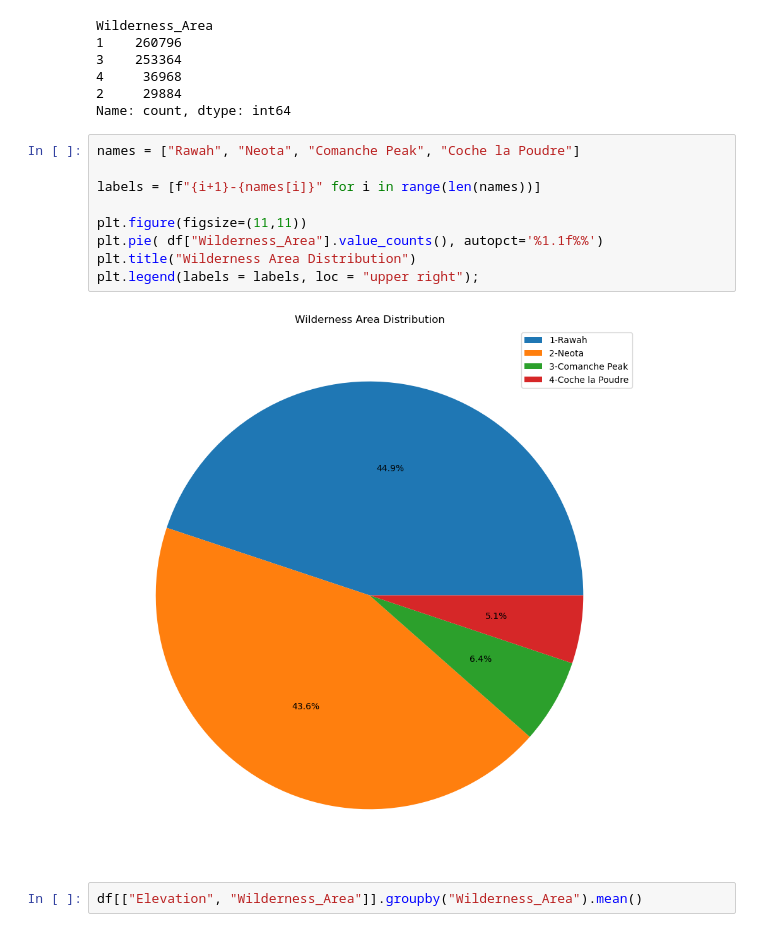
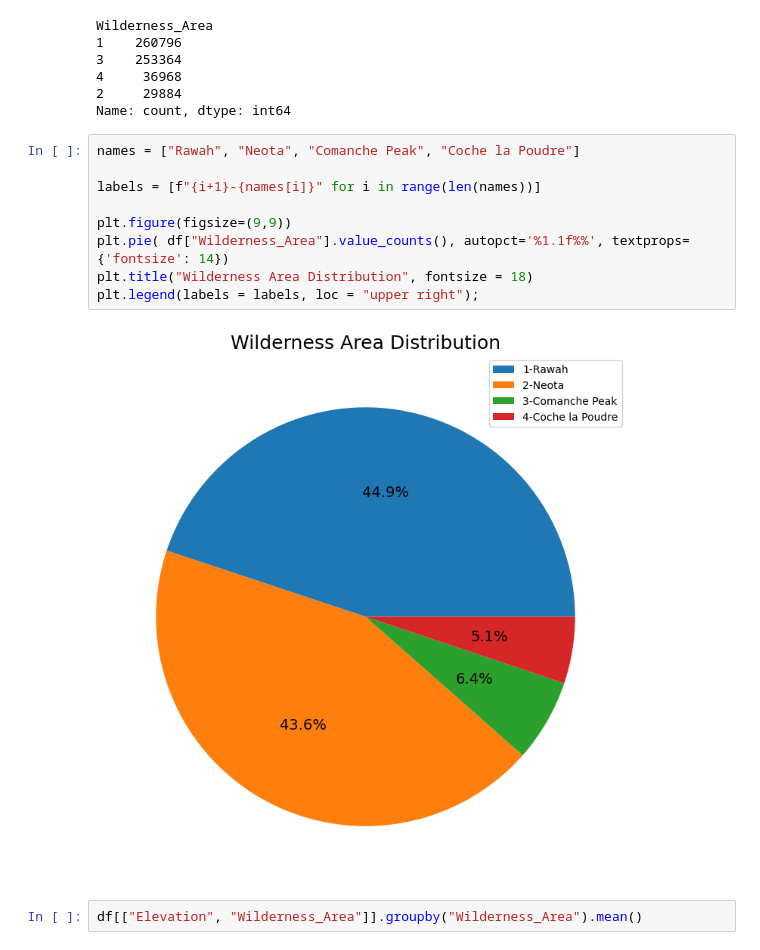
Before and after one commit to prisciliano385/Forest_Cover_Type_ML, a Jupyter notebook: notebooks/data_cleansing_&_EDA.ipynb, the cells around one changed output. Saved outputs shown, nothing was run; the diff lists cells and outputs as text.

```diff
--- a/notebooks/data_cleansing_&_EDA.ipynb
+++ b/notebooks/data_cleansing_&_EDA.ipynb
@@ -166,14 +166,14 @@ Name: count, dtype: int64
 # %%
 names = ["Rawah", "Neota", "Comanche Peak", "Coche la Poudre"]
 
 labels = [f"{i+1}-{names[i]}" for i in range(len(names))]
 
-plt.figure(figsize=(11,11))
-plt.pie( df["Wilderness_Area"].value_counts(), autopct='%1.1f%%')
-plt.title("Wilderness Area Distribution")
+plt.figure(figsize=(9,9))
+plt.pie( df["Wilderness_Area"].value_counts(), autopct='%1.1f%%', textprops={'fontsize': 14})
+plt.title("Wilderness Area Distribution", fontsize = 18)
 plt.legend(labels = labels, loc = "upper right");
 # %% [output]
-[figure, old version]
+[figure, new version]
 # %%
 df[["Elevation", "Wilderness_Area"]].groupby("Wilderness_Area").mean()
 # %% [output]
```
Also changed, not shown: parts of 15 cells of this notebook, 3 other files.
